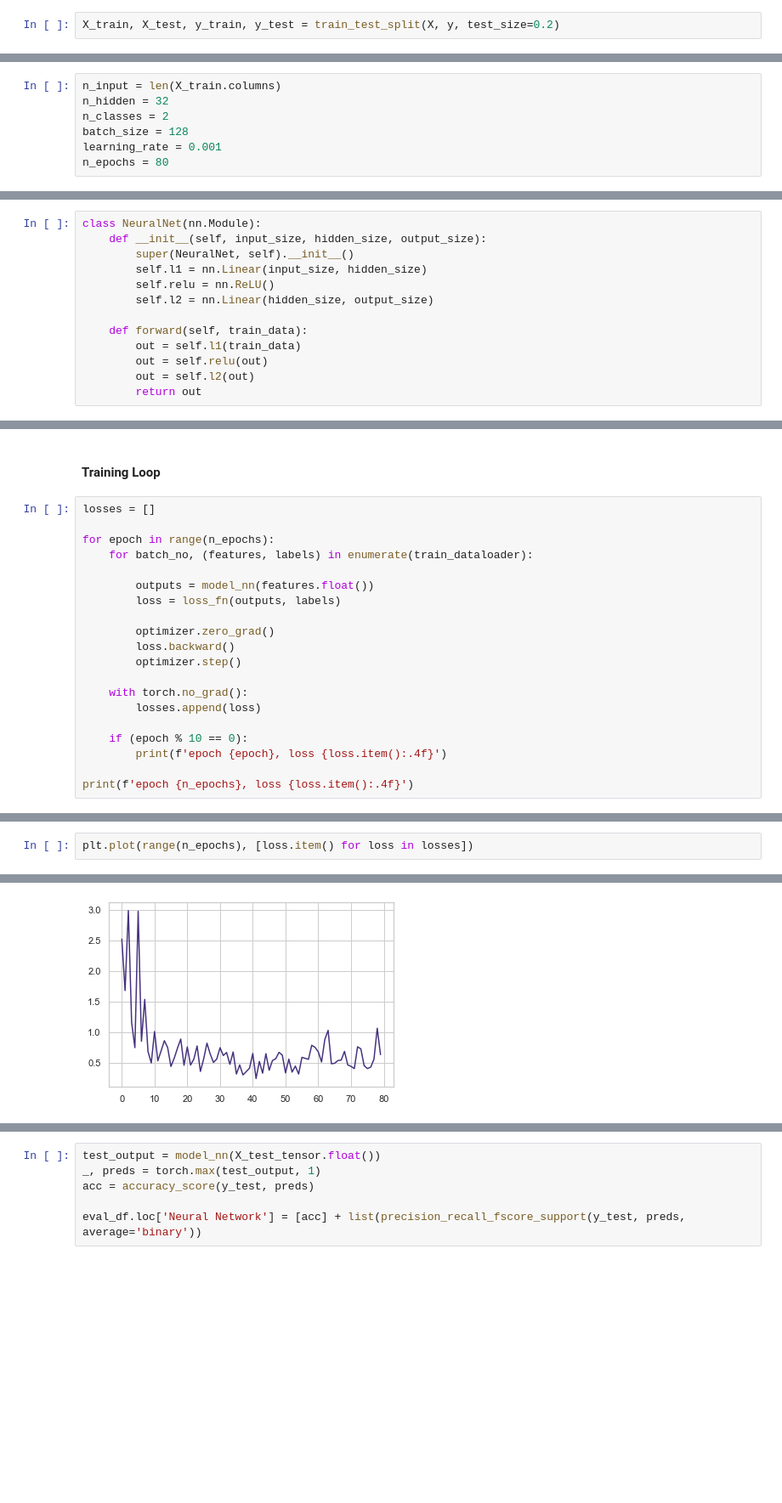
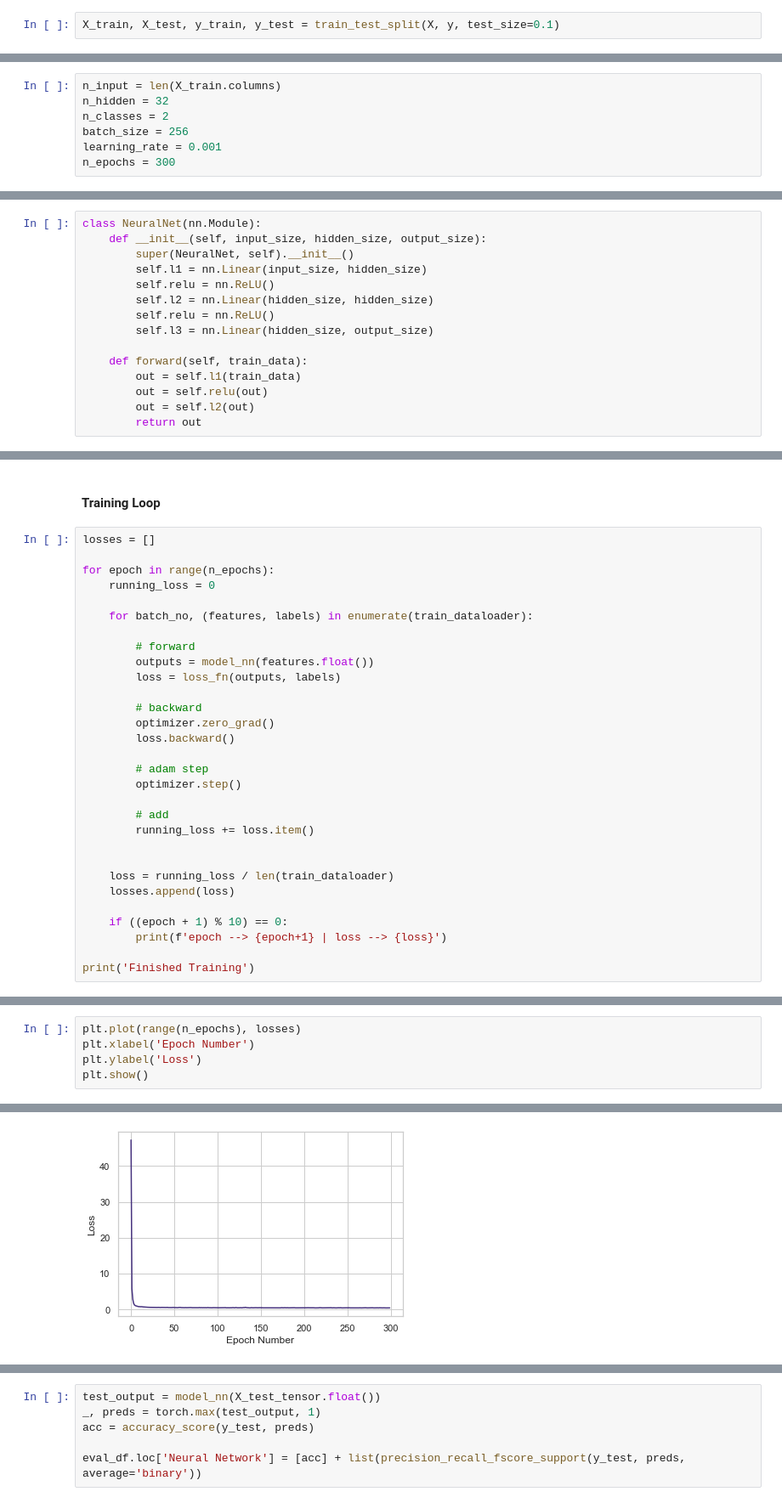
Before and after one commit to edmundhhn/spaceship-titanic, a Jupyter notebook: spaceship_challenge.ipynb, the cells around one changed output, grey strips where cells are left out. Shown at 85% size. Saved outputs shown, nothing was run; the diff lists cells and outputs as text; blank space fills up the shorter version.

```diff
--- a/spaceship_challenge.ipynb
+++ b/spaceship_challenge.ipynb
@@ -379,7 +379,7 @@ y = df['Transported']
 # %% [markdown]
 ### Splitting the Dataset
 # %%
-X_train, X_test, y_train, y_test = train_test_split(X, y, test_size=0.2)
+X_train, X_test, y_train, y_test = train_test_split(X, y, test_size=0.1)
 # %% [markdown]
 ### Logistic Regression
 # %%
@@ -414,9 +414,9 @@ eval_df
 n_input = len(X_train.columns)
 n_hidden = 32
 n_classes = 2
-batch_size = 128
+batch_size = 256
 learning_rate = 0.001
-n_epochs = 80
+n_epochs = 300
 # %% [markdown]
 #### Instantiate Dataloaders
 # %%
@@ -445,7 +445,9 @@ class NeuralNet(nn.Module):
         super(NeuralNet, self).__init__()
         self.l1 = nn.Linear(input_size, hidden_size)
         self.relu = nn.ReLU()
-        self.l2 = nn.Linear(hidden_size, output_size)
+        self.l2 = nn.Linear(hidden_size, hidden_size)
+        self.relu = nn.ReLU()
+        self.l3 = nn.Linear(hidden_size, output_size)
 
     def forward(self, train_data):
         out = self.l1(train_data)
@@ -465,20 +467,30 @@ optimizer = torch.optim.Adam(model_nn.parameters(), lr=learning_rate)
 losses = []
 
 for epoch in range(n_epochs):
+    running_loss = 0
+
     for batch_no, (features, labels) in enumerate(train_dataloader):
 
+        # forward
         outputs = model_nn(features.float())
         loss = loss_fn(outputs, labels)
 
+        # backward
         optimizer.zero_grad()
         loss.backward()
+
+        # adam step
         optimizer.step()
 
-    with torch.no_grad():
-        losses.append(loss)
+        # add
+        running_loss += loss.item()
 
-    if (epoch % 10 == 0):
-        print(f'epoch {epoch}, loss {loss.item():.4f}')
 
-print(f'epoch {n_epochs}, loss {loss.item():.4f}')
+    loss = running_loss / len(train_dataloader)
+    losses.append(loss)
+
+    if ((epoch + 1) % 10) == 0:
+        print(f'epoch --> {epoch+1} | loss --> {loss}')
+
+print('Finished Training')
 # %% [output]
@@ -494,3 +514,6 @@ epoch 80, loss 0.6339
 # %%
-plt.plot(range(n_epochs), [loss.item() for loss in losses])
+plt.plot(range(n_epochs), losses)
+plt.xlabel('Epoch Number')
+plt.ylabel('Loss')
+plt.show()
 # %% [output]
@@ -498,2 +520,2 @@ plt.plot(range(n_epochs), [loss.item() for loss in losses])
-[figure, old version]
+[figure, new version]
 # %% [markdown]
```
Also changed, not shown: parts of 7 cells of this notebook, 3 other files.
